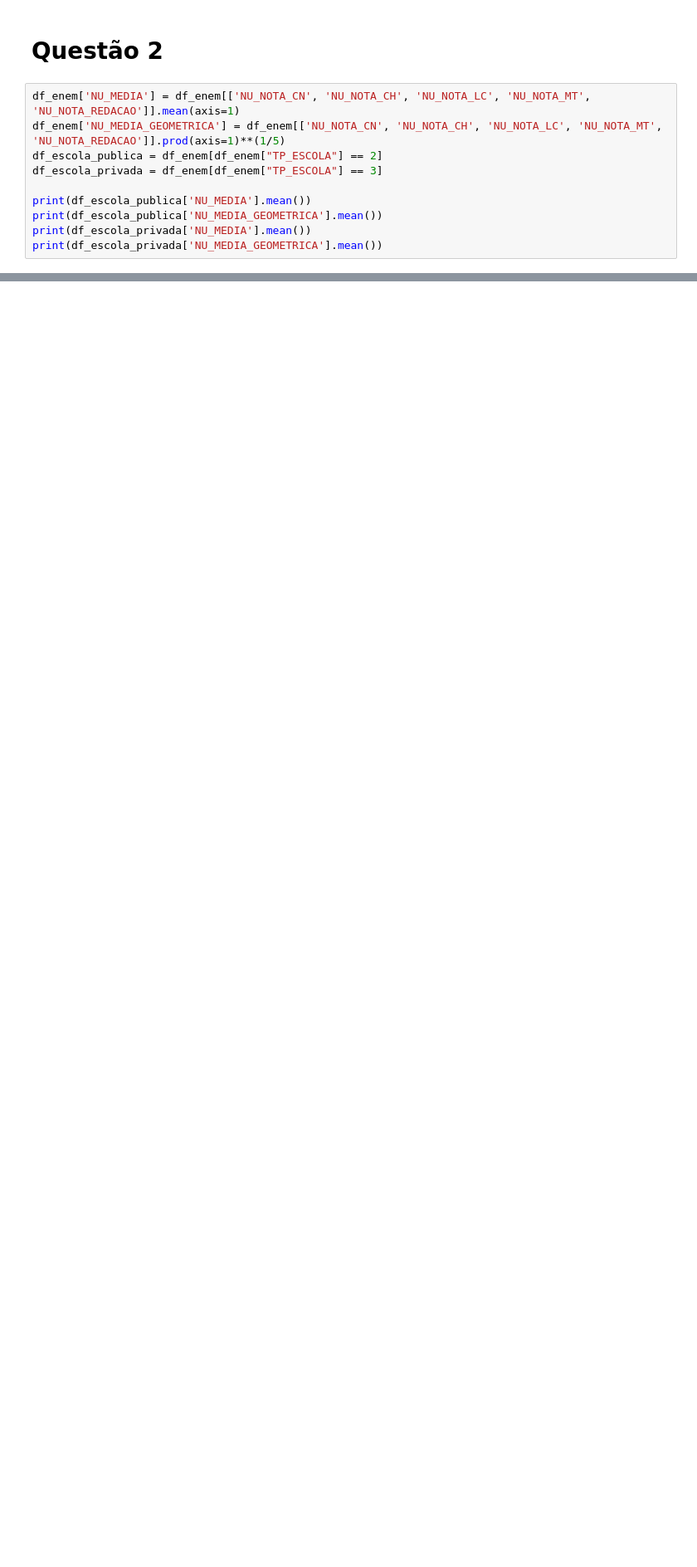
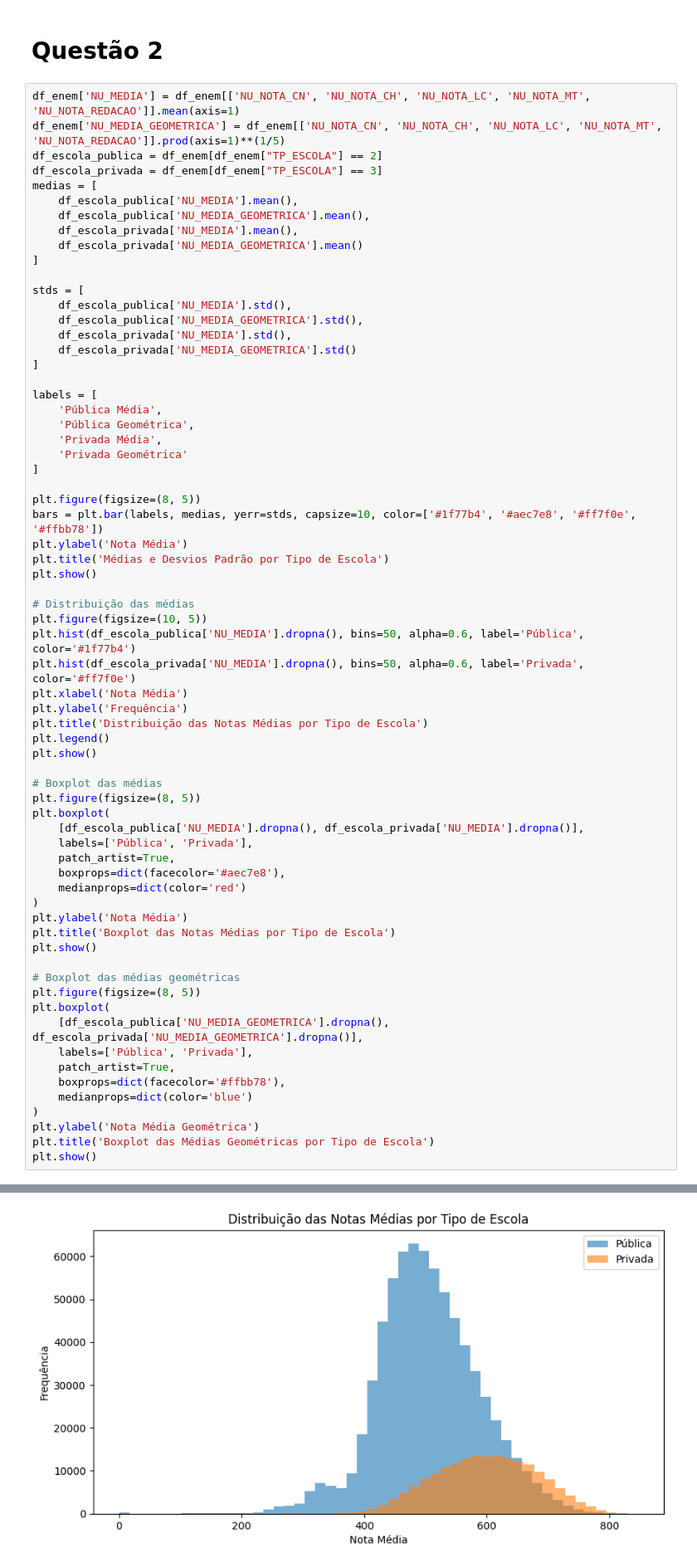
Before and after one commit to jpsampaior/analise-enem, a Jupyter notebook: enem.ipynb, the cells around one changed output, grey strips where cells are left out. Shown at 83% size. Drawn from its saved outputs; the diff is of its cells as text; blank space fills up the shorter version.

Commit message:
Adicionando mais plots para a questão 2 e 4

```diff
--- a/enem.ipynb
+++ b/enem.ipynb
@@ -12,9 +12,66 @@ df_enem['NU_MEDIA'] = df_enem[['NU_NOTA_CN', 'NU_NOTA_CH', 'NU_NOTA_LC', 'NU_NOT
 df_enem['NU_MEDIA_GEOMETRICA'] = df_enem[['NU_NOTA_CN', 'NU_NOTA_CH', 'NU_NOTA_LC', 'NU_NOTA_MT', 'NU_NOTA_REDACAO']].prod(axis=1)**(1/5)
 df_escola_publica = df_enem[df_enem["TP_ESCOLA"] == 2]
 df_escola_privada = df_enem[df_enem["TP_ESCOLA"] == 3]
+medias = [
+    df_escola_publica['NU_MEDIA'].mean(),
+    df_escola_publica['NU_MEDIA_GEOMETRICA'].mean(),
+    df_escola_privada['NU_MEDIA'].mean(),
+    df_escola_privada['NU_MEDIA_GEOMETRICA'].mean()
+]
 
-print(df_escola_publica['NU_MEDIA'].mean())
-print(df_escola_publica['NU_MEDIA_GEOMETRICA'].mean())
-print(df_escola_privada['NU_MEDIA'].mean())
-print(df_escola_privada['NU_MEDIA_GEOMETRICA'].mean())
+stds = [
+    df_escola_publica['NU_MEDIA'].std(),
+    df_escola_publica['NU_MEDIA_GEOMETRICA'].std(),
+    df_escola_privada['NU_MEDIA'].std(),
+    df_escola_privada['NU_MEDIA_GEOMETRICA'].std()
+]
+
+labels = [
+    'Pública Média',
+    'Pública Geométrica',
+    'Privada Média',
+    'Privada Geométrica'
+]
+
+plt.figure(figsize=(8, 5))
+bars = plt.bar(labels, medias, yerr=stds, capsize=10, color=['#1f77b4', '#aec7e8', '#ff7f0e', '#ffbb78'])
+plt.ylabel('Nota Média')
+plt.title('Médias e Desvios Padrão por Tipo de Escola')
+plt.show()
+
+# Distribuição das médias
+plt.figure(figsize=(10, 5))
+plt.hist(df_escola_publica['NU_MEDIA'].dropna(), bins=50, alpha=0.6, label='Pública', color='#1f77b4')
+plt.hist(df_escola_privada['NU_MEDIA'].dropna(), bins=50, alpha=0.6, label='Privada', color='#ff7f0e')
+plt.xlabel('Nota Média')
+plt.ylabel('Frequência')
+plt.title('Distribuição das Notas Médias por Tipo de Escola')
+plt.legend()
+plt.show()
+
+# Boxplot das médias
+plt.figure(figsize=(8, 5))
+plt.boxplot(
+    [df_escola_publica['NU_MEDIA'].dropna(), df_escola_privada['NU_MEDIA'].dropna()],
+    labels=['Pública', 'Privada'],
+    patch_artist=True,
+    boxprops=dict(facecolor='#aec7e8'),
+    medianprops=dict(color='red')
+)
+plt.ylabel('Nota Média')
+plt.title('Boxplot das Notas Médias por Tipo de Escola')
+plt.show()
+
+# Boxplot das médias geométricas
+plt.figure(figsize=(8, 5))
+plt.boxplot(
+    [df_escola_publica['NU_MEDIA_GEOMETRICA'].dropna(), df_escola_privada['NU_MEDIA_GEOMETRICA'].dropna()],
+    labels=['Pública', 'Privada'],
+    patch_artist=True,
+    boxprops=dict(facecolor='#ffbb78'),
+    medianprops=dict(color='blue')
+)
+plt.ylabel('Nota Média Geométrica')
+plt.title('Boxplot das Médias Geométricas por Tipo de Escola')
+plt.show()
 # %% [output]
@@ -24,0 +78 @@ print(df_escola_privada['NU_MEDIA_GEOMETRICA'].mean())
+[figure, added]
```
Also changed, not shown: parts of 2 cells of this notebook, 1 other file.
